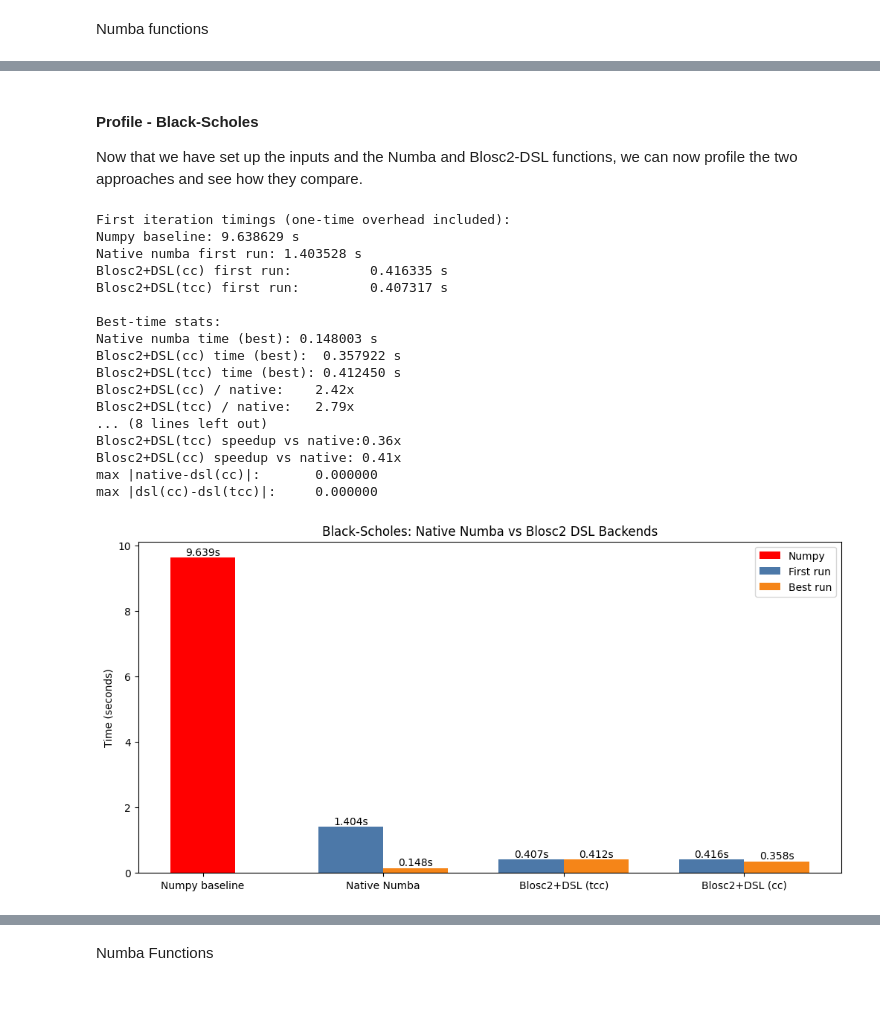
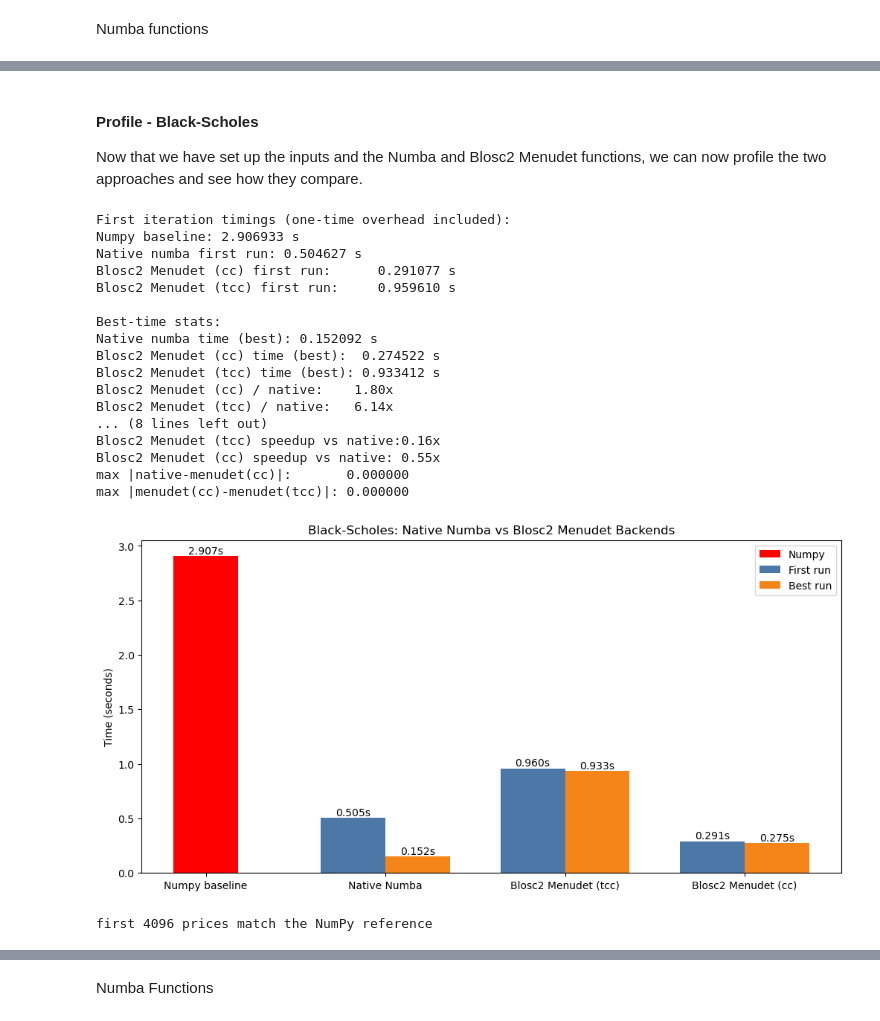
Before and after one commit to Blosc/python-blosc2, a Jupyter notebook: examples/ndarray/black-scholes_hist-dsl.ipynb, the cells around one changed output, grey strips where cells are left out. Saved outputs shown, nothing was run; the diff lists cells and outputs as text; code cells hidden in the pictures.

```diff
--- a/examples/ndarray/black-scholes_hist-dsl.ipynb
+++ b/examples/ndarray/black-scholes_hist-dsl.ipynb
@@ -291,60 +304,60 @@ def black_scholes_dsl(S, X, T, R, V):
 # %% [markdown]
 #### Profile - Black-Scholes
-Now that we have set up the inputs and the Numba and Blosc2-DSL functions, we can now profile the two approaches and see how they compare.
+Now that we have set up the inputs and the Numba and Blosc2 Menudet functions, we can now profile the two approaches and see how they compare.
 # %%
 # Profile Black-Scholes
 def run_numpy_baseline():
     return black_scholes_np(S, X, T, risk_rate, sigma)
 
 
 def run_numba_native():
     return black_scholes_numba(S, X, T, risk_rate, sigma)
 
 
-def run_dsl_cc():
-    lazy = blosc2.lazyudf(
-        black_scholes_dsl,
-        (S_b2, X, T_b2, risk_rate, sigma),
-        dtype=np.float64,
-        cparams=cparams_fast,
-        jit=True,
-        jit_backend="cc",
-    )
-    return lazy.compute()
+def run_menudet_cc():
+    with blosc2.jit_options(jit=True, jit_backend="cc"):
+        lazy = black_scholes_menudet(S_b2, T_b2)
+        assert lazy.kernel.has_jit
+        return lazy.compute(cparams=cparams_fast)
 
 
-def run_dsl_tcc():
-    lazy = blosc2.lazyudf(
-        black_scholes_dsl,
-        (S_b2, X, T_b2, risk_rate, sigma),
-        dtype=np.float64,
-        cparams=cparams_fast,
-        jit=True,
-        jit_backend="tcc",
-    )
-    return lazy.compute()
+def run_menudet_tcc():
+    with blosc2.jit_options(jit=True, jit_backend="tcc"):
+        lazy = black_scholes_menudet(S_b2, T_b2)
+        assert lazy.kernel.has_jit
+        return lazy.compute(cparams=cparams_fast)
 
 
-res_numba_native, res_dsl_cc, res_dsl_tcc = profile(
-    run_numpy_baseline, run_numba_native, run_dsl_cc, run_dsl_tcc, "Black-Scholes"
+res_numba_native, res_menudet_cc, res_menudet_tcc = profile(
+    run_numpy_baseline, run_numba_native, run_menudet_cc, run_menudet_tcc, "Black-Scholes"
 )
+
+head = 4096
+np.testing.assert_allclose(
+    res_menudet_cc[:head],
+    black_scholes_np(S[:head], X, T[:head], risk_rate, sigma),
+    rtol=0,
+    atol=1e-12,
+)
+print(f"first {head} prices match the NumPy reference")
 # %% [output]
 First iteration timings (one-time overhead included):
-Numpy baseline: 9.638629 s
-Native numba first run: 1.403528 s
-Blosc2+DSL(cc) first run:          0.416335 s
-Blosc2+DSL(tcc) first run:         0.407317 s
+Numpy baseline: 2.906933 s
+Native numba first run: 0.504627 s
+Blosc2 Menudet (cc) first run:      0.291077 s
+Blosc2 Menudet (tcc) first run:     0.959610 s
 
 Best-time stats:
-Native numba time (best): 0.148003 s
-Blosc2+DSL(cc) time (best):  0.357922 s
-Blosc2+DSL(tcc) time (best): 0.412450 s
-Blosc2+DSL(cc) / native:    2.42x
-Blosc2+DSL(tcc) / native:   2.79x
+Native numba time (best): 0.152092 s
+Blosc2 Menudet (cc) time (best):  0.274522 s
+Blosc2 Menudet (tcc) time (best): 0.933412 s
+Blosc2 Menudet (cc) / native:    1.80x
+Blosc2 Menudet (tcc) / native:   6.14x
 ... (8 lines left out)
-Blosc2+DSL(tcc) speedup vs native:0.36x
-Blosc2+DSL(cc) speedup vs native: 0.41x
-max |native-dsl(cc)|:       0.000000
-max |dsl(cc)-dsl(tcc)|:     0.000000
+Blosc2 Menudet (tcc) speedup vs native:0.16x
+Blosc2 Menudet (cc) speedup vs native: 0.55x
+max |native-menudet(cc)|:       0.000000
+max |menudet(cc)-menudet(tcc)|: 0.000000
-[figure, old version]
+[figure, new version]
+first 4096 prices match the NumPy reference
 # %% [markdown]
```
Also changed, not shown: parts of 14 cells of this notebook, 4 other files.
